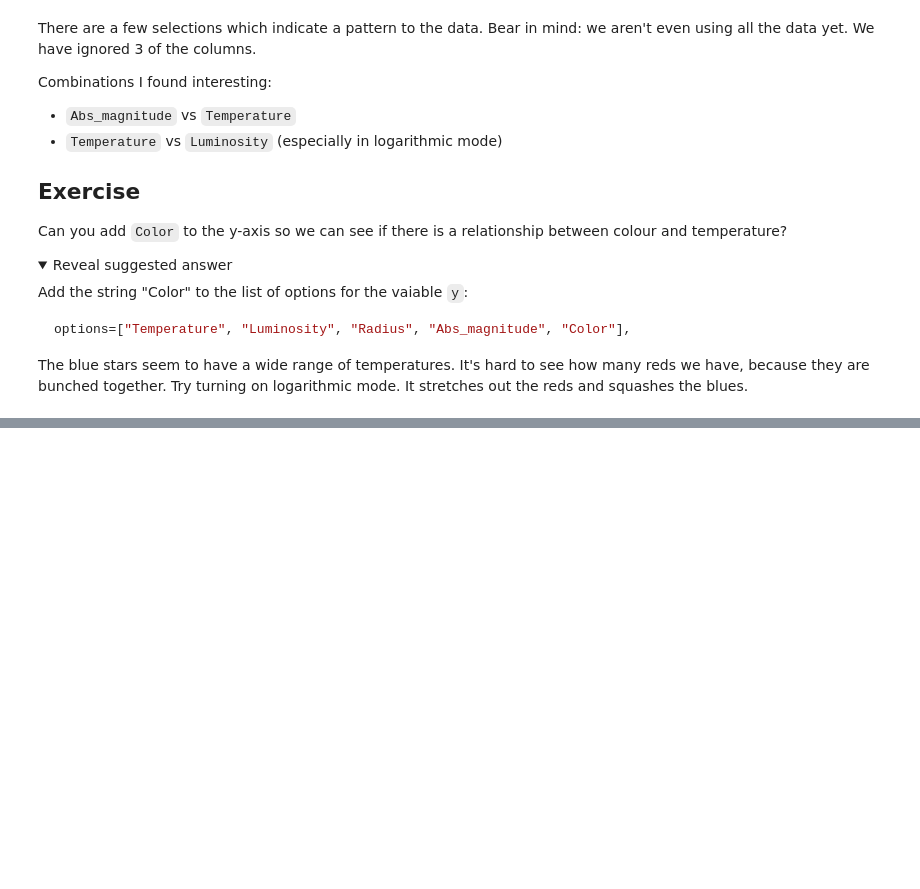
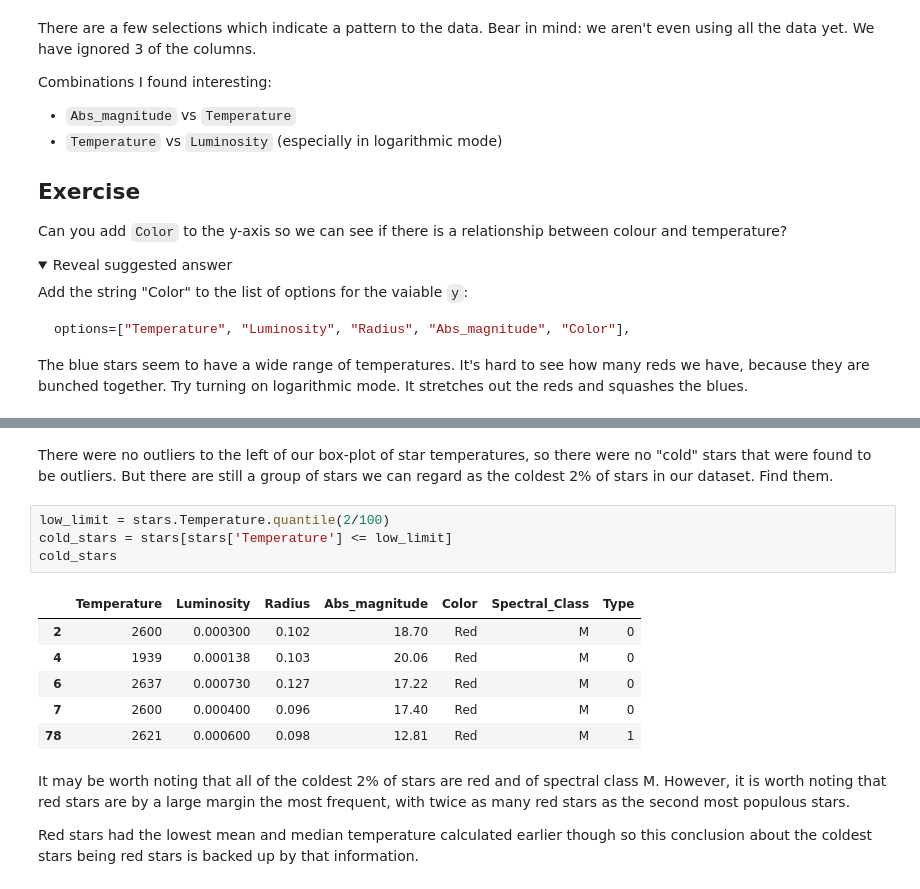
Before and after one commit to jenny4567/intro-to-data-analysis, a Jupyter notebook: stats_bites01/notebooks/02_describe_the_stars.ipynb, the cells around one changed output, grey strips where cells are left out. Cells and saved outputs as stored; diff of their text form; folded sections open; blank space fills up the shorter version.

```diff
--- a/stats_bites01/notebooks/02_describe_the_stars.ipynb
+++ b/stats_bites01/notebooks/02_describe_the_stars.ipynb
@@ -87,0 +167,17 @@ The blue stars seem to have a wide range of temperatures. It's hard to see how m
+# %% [markdown]
+There were no outliers to the left of our box-plot of star temperatures, so there were no "cold" stars that were found to be outliers. But there are still a group of stars we can regard as the coldest 2% of stars in our dataset. Find them.
+# %%
+low_limit = stars.Temperature.quantile(2/100)
+cold_stars = stars[stars['Temperature'] <= low_limit]
+cold_stars
+# %% [output]
+|  | Temperature | Luminosity | Radius | Abs_magnitude | Color | Spectral_Class | Type |
+| 2 | 2600 | 0.000300 | 0.102 | 18.70 | Red | M | 0 |
+| 4 | 1939 | 0.000138 | 0.103 | 20.06 | Red | M | 0 |
+| 6 | 2637 | 0.000730 | 0.127 | 17.22 | Red | M | 0 |
+| 7 | 2600 | 0.000400 | 0.096 | 17.40 | Red | M | 0 |
+| 78 | 2621 | 0.000600 | 0.098 | 12.81 | Red | M | 1 |
+# %% [markdown]
+It may be worth noting that all of the coldest 2% of stars are red and of spectral class M. However, it is worth noting that red stars are by a large margin the most frequent, with twice as many red stars as the second most populous stars.
+
+Red stars had the lowest mean and median temperature calculated earlier though so this conclusion about the coldest stars being red stars is backed up by that information.
```
Also changed, not shown: parts of 7 cells of this notebook.
